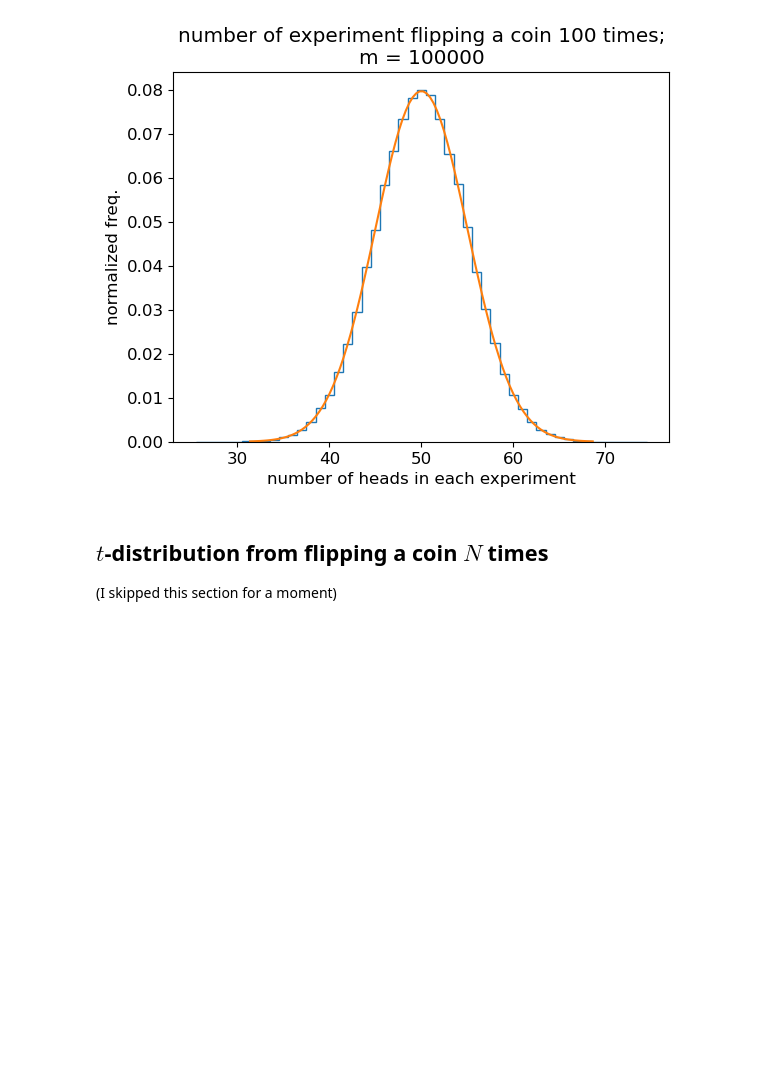
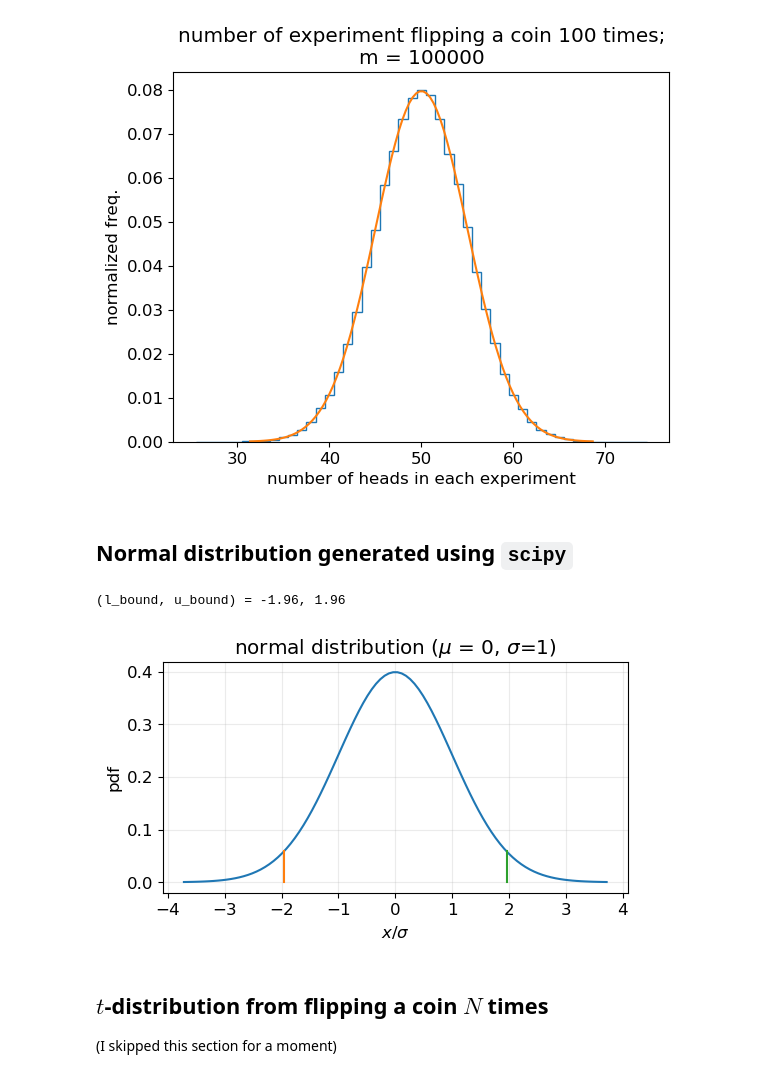
Before and after one commit to LugoBlogger/SI-201-542-forecasting-technique, a Jupyter notebook: distribution.ipynb, the cells around one changed output. Cells and saved outputs as stored; diff of their text form; code cells hidden in the pictures; blank space fills up the shorter version.

```diff
--- a/distribution.ipynb
+++ b/distribution.ipynb
@@ -93,6 +93,37 @@ plt.show(fig)
 # %% [output]
 sigma = 5.01
 [figure]
+# %% [markdown]
+## Normal distribution generated using `scipy`
+# %%
+significance_lvl = 0.05
+l_bound = sc_stats.norm.ppf(significance_lvl/2)
+u_bound = sc_stats.norm.ppf(1 - significance_lvl/2)
+
+print(f"(l_bound, u_bound) = {l_bound:.2f}, {u_bound:.2f}")
+
+
+
+fig, ax = plt.subplots(figsize=(6, 3))
+
+x = np.linspace(sc_stats.norm.ppf(0.0001),
+                sc_stats.norm.ppf(0.9999), 100)
+ax.plot(x, sc_stats.norm.pdf(x), label='norm')
+
+ax.plot([l_bound, l_bound], [0, sc_stats.norm.pdf(l_bound)])
+ax.plot([u_bound, u_bound], [0, sc_stats.norm.pdf(u_bound)])
+
+
+
+ax.set_xlabel(r'$x/\sigma$')
+ax.set_ylabel("pdf")
+ax.grid("on")
+ax.set_title(r"normal distribution ($\mu$ = 0, $\sigma$=1)")
+
+plt.show(fig)
+# %% [output]
+(l_bound, u_bound) = -1.96, 1.96
+[figure, added]
 # %% [markdown]
 ## $t$-distribution from flipping a coin $N$ times
 
```
Also changed, not shown: parts of 3 cells of this notebook, 21 other files.
